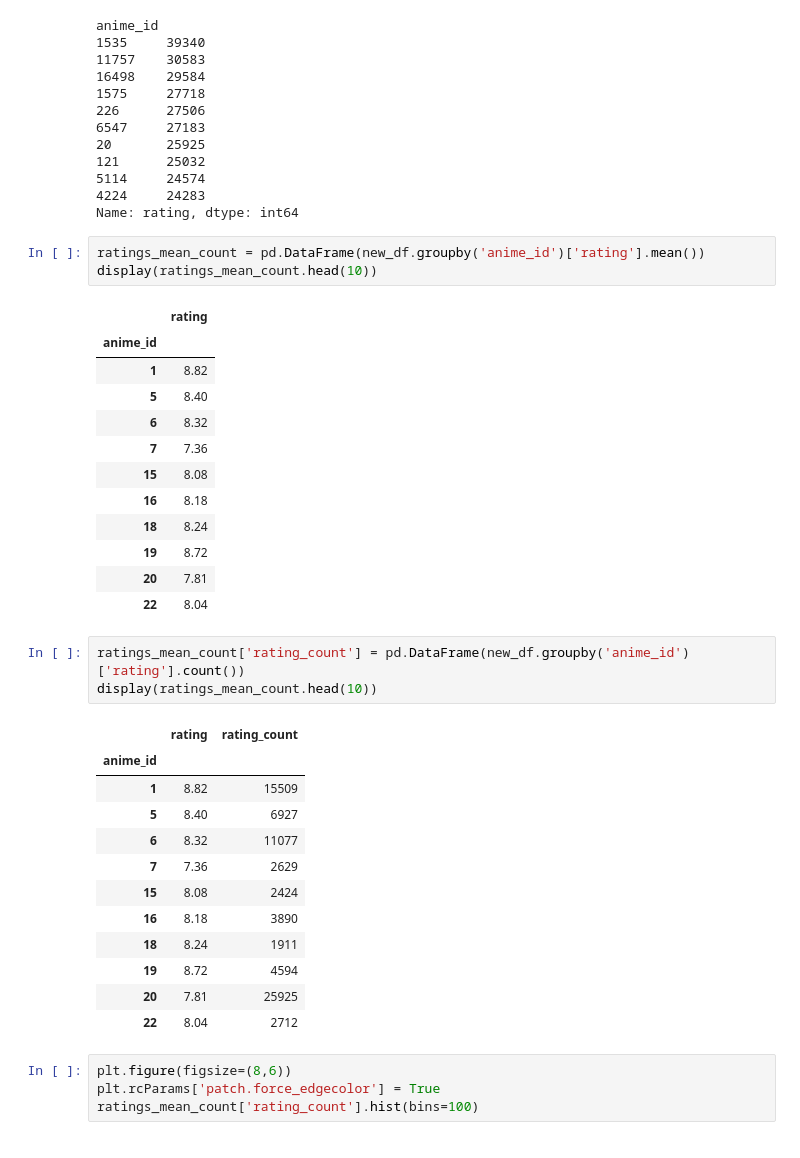
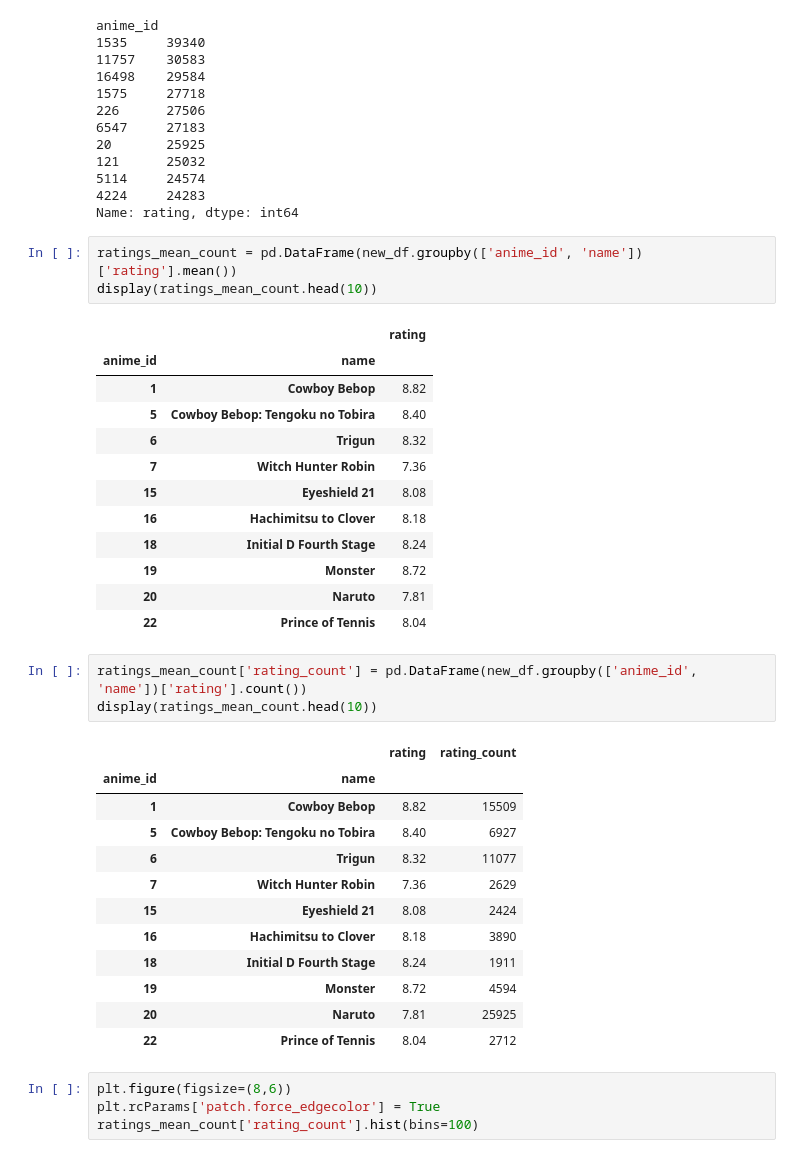
Before and after one commit to salma71/MSDS_SU2020, a Jupyter notebook: Recommender_system612/week_4/Anime_recommender.ipynb, the cells around one changed output. Drawn from its saved outputs; the diff is of its cells as text.

```diff
--- a/Recommender_system612/week_4/Anime_recommender.ipynb
+++ b/Recommender_system612/week_4/Anime_recommender.ipynb
@@ -237,37 +237,37 @@ anime_id
 4224     24283
 Name: rating, dtype: int64
 # %%
-ratings_mean_count = pd.DataFrame(new_df.groupby('anime_id')['rating'].mean())
+ratings_mean_count = pd.DataFrame(new_df.groupby(['anime_id', 'name'])['rating'].mean())
 display(ratings_mean_count.head(10))
 # %% [output]
-|  | rating |
-| anime_id |  |
-| 1 | 8.82 |
-| 5 | 8.40 |
-| 6 | 8.32 |
-| 7 | 7.36 |
-| 15 | 8.08 |
-| 16 | 8.18 |
-| 18 | 8.24 |
-| 19 | 8.72 |
-| 20 | 7.81 |
-| 22 | 8.04 |
+|  |  | rating |
+| anime_id | name |  |
+| 1 | Cowboy Bebop | 8.82 |
+| 5 | Cowboy Bebop: Tengoku no Tobira | 8.40 |
+| 6 | Trigun | 8.32 |
+| 7 | Witch Hunter Robin | 7.36 |
+| 15 | Eyeshield 21 | 8.08 |
+| 16 | Hachimitsu to Clover | 8.18 |
+| 18 | Initial D Fourth Stage | 8.24 |
+| 19 | Monster | 8.72 |
+| 20 | Naruto | 7.81 |
+| 22 | Prince of Tennis | 8.04 |
 # %%
-ratings_mean_count['rating_count'] = pd.DataFrame(new_df.groupby('anime_id')['rating'].count())
+ratings_mean_count['rating_count'] = pd.DataFrame(new_df.groupby(['anime_id', 'name'])['rating'].count())
 display(ratings_mean_count.head(10))
 # %% [output]
-|  | rating | rating_count |
-| anime_id |  |  |
-| 1 | 8.82 | 15509 |
-| 5 | 8.40 | 6927 |
-| 6 | 8.32 | 11077 |
-| 7 | 7.36 | 2629 |
-| 15 | 8.08 | 2424 |
-| 16 | 8.18 | 3890 |
-| 18 | 8.24 | 1911 |
-| 19 | 8.72 | 4594 |
-| 20 | 7.81 | 25925 |
-| 22 | 8.04 | 2712 |
+|  |  | rating | rating_count |
+| anime_id | name |  |  |
+| 1 | Cowboy Bebop | 8.82 | 15509 |
+| 5 | Cowboy Bebop: Tengoku no Tobira | 8.40 | 6927 |
+| 6 | Trigun | 8.32 | 11077 |
+| 7 | Witch Hunter Robin | 7.36 | 2629 |
+| 15 | Eyeshield 21 | 8.08 | 2424 |
+| 16 | Hachimitsu to Clover | 8.18 | 3890 |
+| 18 | Initial D Fourth Stage | 8.24 | 1911 |
+| 19 | Monster | 8.72 | 4594 |
+| 20 | Naruto | 7.81 | 25925 |
+| 22 | Prince of Tennis | 8.04 | 2712 |
 # %%
 plt.figure(figsize=(8,6))
 plt.rcParams['patch.force_edgecolor'] = True
```
Also changed, not shown: parts of 13 cells of this notebook.
